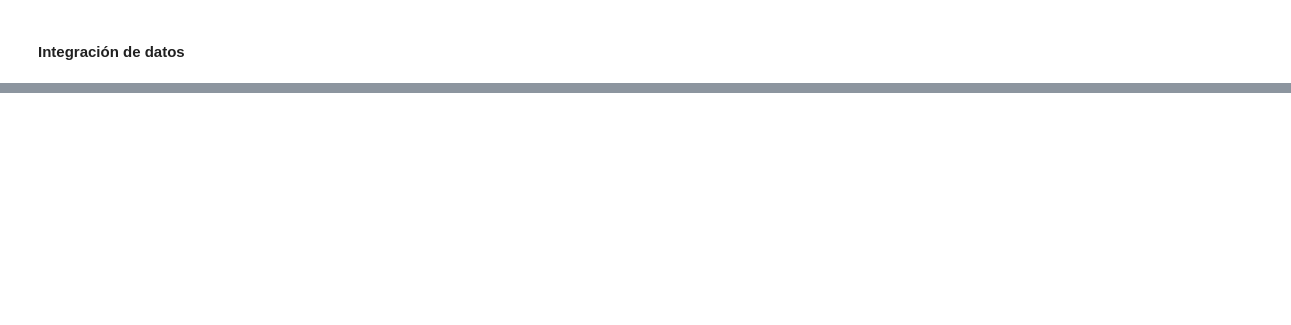
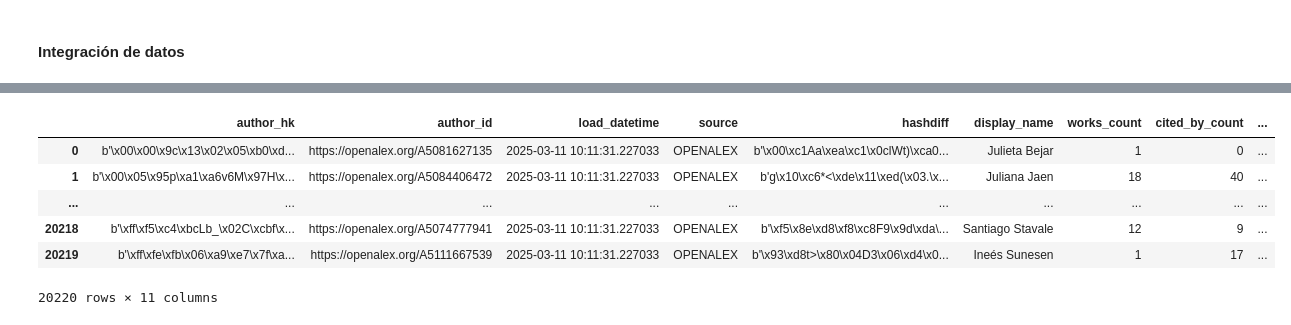
Before and after one commit to PabloDeAlbu/kedro-scholar, a Jupyter notebook: notebooks/data_mart/publicatons_candidates_ir.ipynb, the cells around one changed output, grey strips where cells are left out. Drawn from its saved outputs; the diff is of its cells as text; code cells hidden in the pictures; blank space fills up the shorter version.

```diff
--- a/notebooks/data_mart/publicatons_candidates_ir.ipynb
+++ b/notebooks/data_mart/publicatons_candidates_ir.ipynb
@@ -410,0 +295,3 @@ Porcentaje en top 10% y top 1% mundial (citation_normalized_percentile_is_in_top
+# %%
+dim_author_openalex
+# %% [output]
@@ -410,0 +299,7 @@ Porcentaje en top 10% y top 1% mundial (citation_normalized_percentile_is_in_top
+|  | author_hk | author_id | load_datetime | source | hashdiff | display_name | works_count | cited_by_count | ... |
+| 0 | b'\x00\x00\x9c\x13\x02\x05\xb0\xd... | https://openalex.org/A5081627135 | 2025-03-11 10:11:31.227033 | OPENALEX | b'\x00\xc1Aa\xea\xc1\x0clWt)\xca0... | Julieta Bejar | 1 | 0 | ... |
+| 1 | b'\x00\x05\x95p\xa1\xa6v6M\x97H\x... | https://openalex.org/A5084406472 | 2025-03-11 10:11:31.227033 | OPENALEX | b'g\x10\xc6*<\xde\x11\xed(\x03.\x... | Juliana Jaen | 18 | 40 | ... |
+| ... | ... | ... | ... | ... | ... | ... | ... | ... | ... |
+| 20218 | b'\xff\xf5\xc4\xbcLb_\x02C\xcbf\x... | https://openalex.org/A5074777941 | 2025-03-11 10:11:31.227033 | OPENALEX | b'\xf5\x8e\xd8\xf8\xc8F9\x9d\xda\... | Santiago Stavale | 12 | 9 | ... |
+| 20219 | b'\xff\xfe\xfb\x06\xa9\xe7\x7f\xa... | https://openalex.org/A5111667539 | 2025-03-11 10:11:31.227033 | OPENALEX | b'\x93\xd8t>\x80\x04D3\x06\xd4\x0... | Ineés Sunesen | 1 | 17 | ... |
+20220 rows × 11 columns
```
Also changed, not shown: parts of 52 cells of this notebook.
